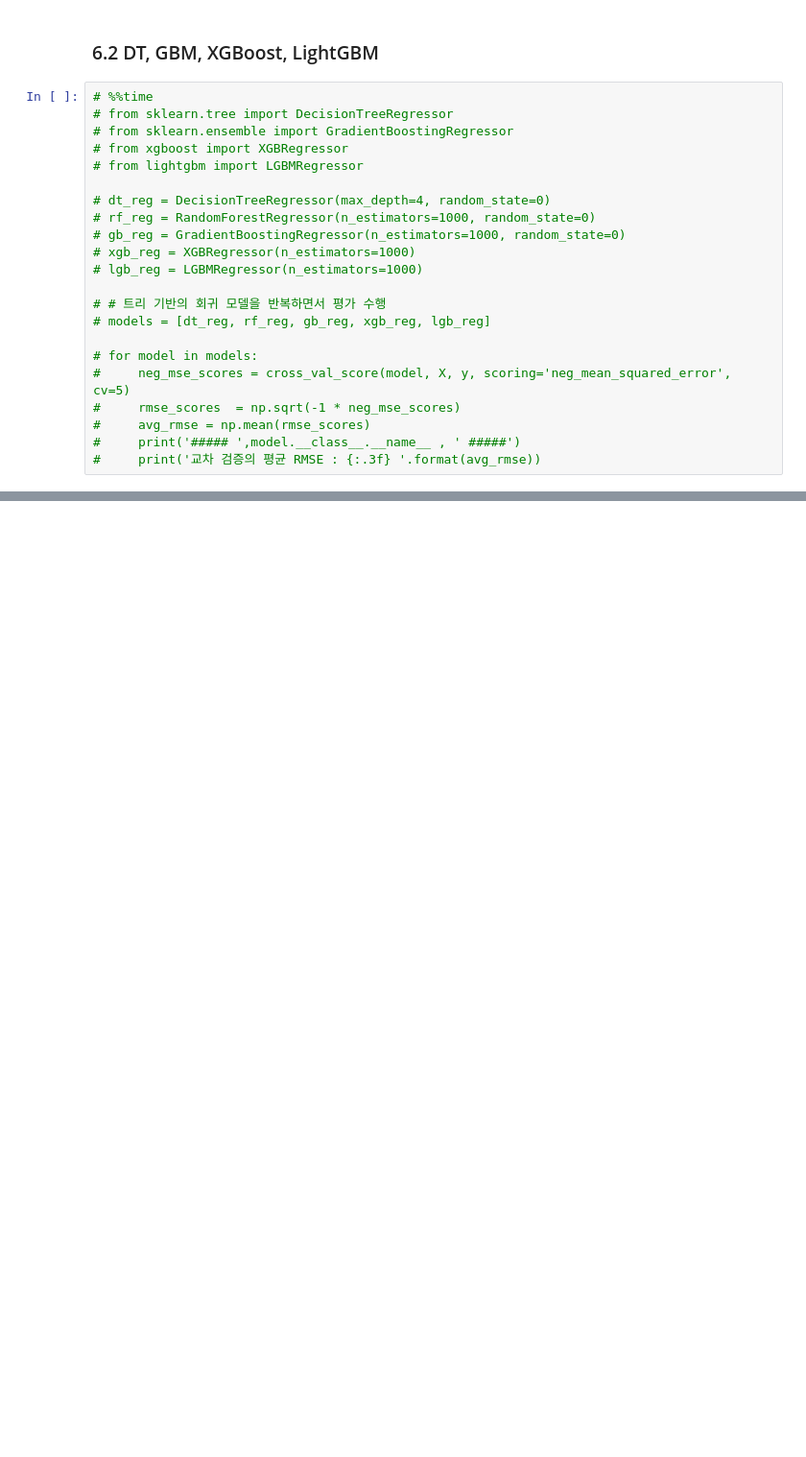
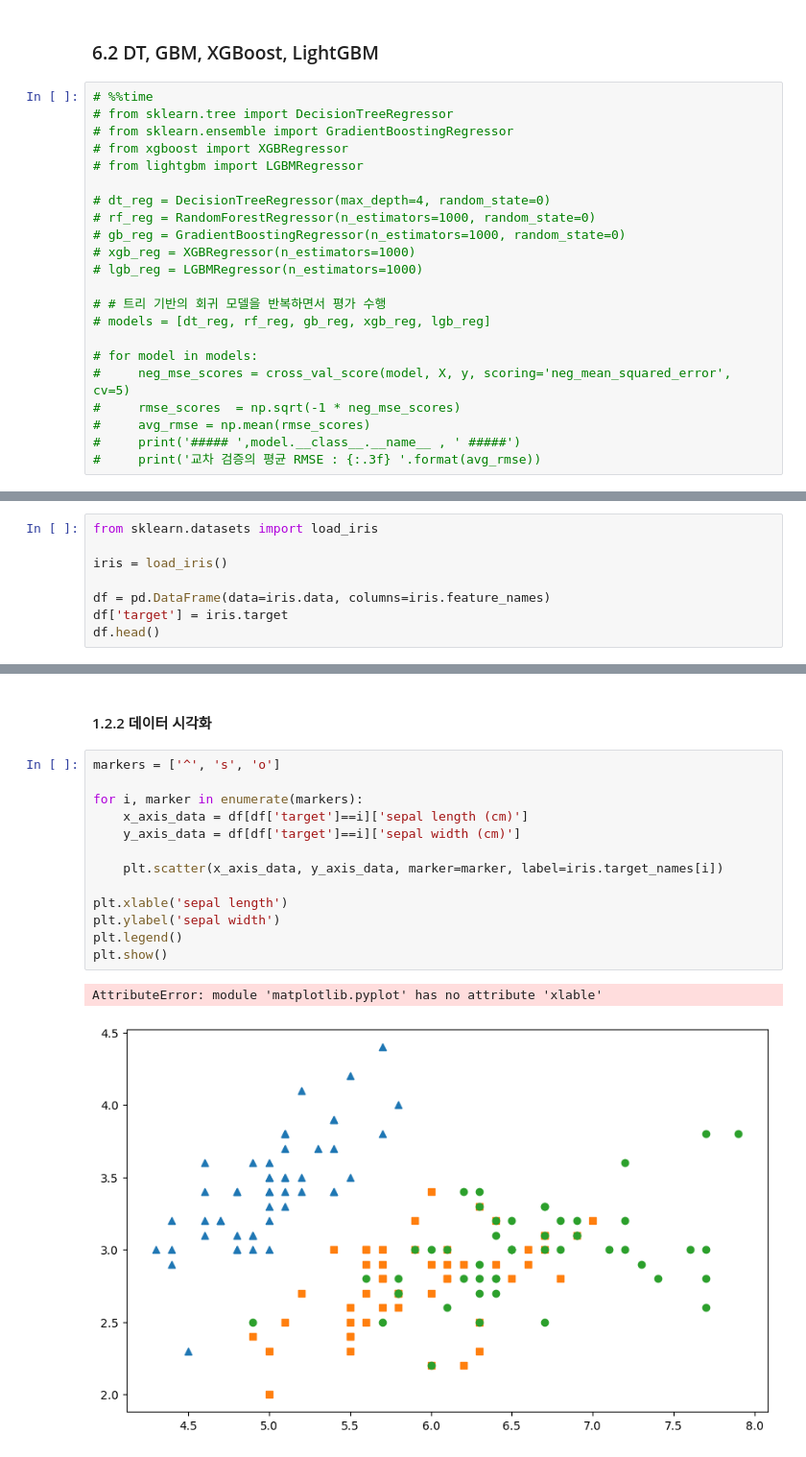
Before and after one commit to va4756/big_RaeJung, a Jupyter notebook: bigdata_RaeJung_03.ipynb, the cells around one changed output, grey strips where cells are left out. Shown at 96% size. Saved outputs shown, nothing was run; the diff lists cells and outputs as text; blank space fills up the shorter version.

```diff
--- a/bigdata_RaeJung_03.ipynb
+++ b/bigdata_RaeJung_03.ipynb
@@ -591,0 +689,8 @@ Wall time: 19.4 s
+# %%
+from sklearn.datasets import load_iris
+
+iris = load_iris()
+
+df = pd.DataFrame(data=iris.data, columns=iris.feature_names)
+df['target'] = iris.target
+df.head()
@@ -591,0 +714,18 @@ Wall time: 19.4 s
+# %% [markdown]
+#### 1.2.2 데이터 시각화
+# %%
+markers = ['^', 's', 'o']
+
+for i, marker in enumerate(markers):
+    x_axis_data = df[df['target']==i]['sepal length (cm)']
+    y_axis_data = df[df['target']==i]['sepal width (cm)']
+
+    plt.scatter(x_axis_data, y_axis_data, marker=marker, label=iris.target_names[i])
+
+plt.xlable('sepal length')
+plt.ylabel('sepal width')
+plt.legend()
+plt.show()
+# %% [output]
+AttributeError: module 'matplotlib.pyplot' has no attribute 'xlable'
+[figure, added]
```
Also changed, not shown: parts of 32 cells of this notebook.
